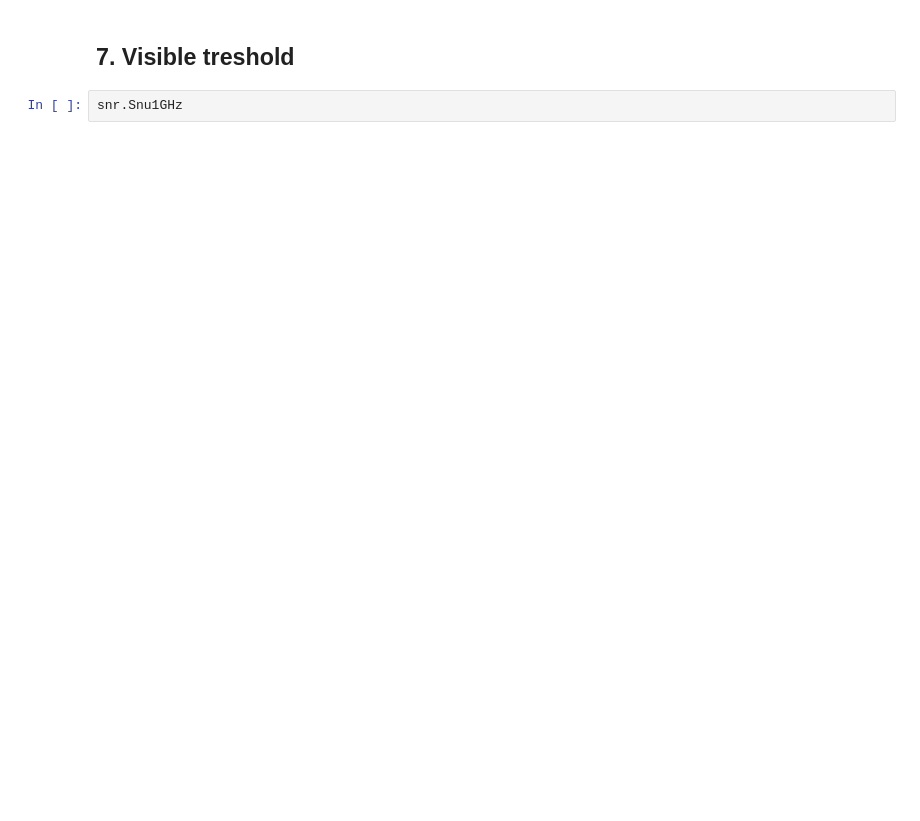
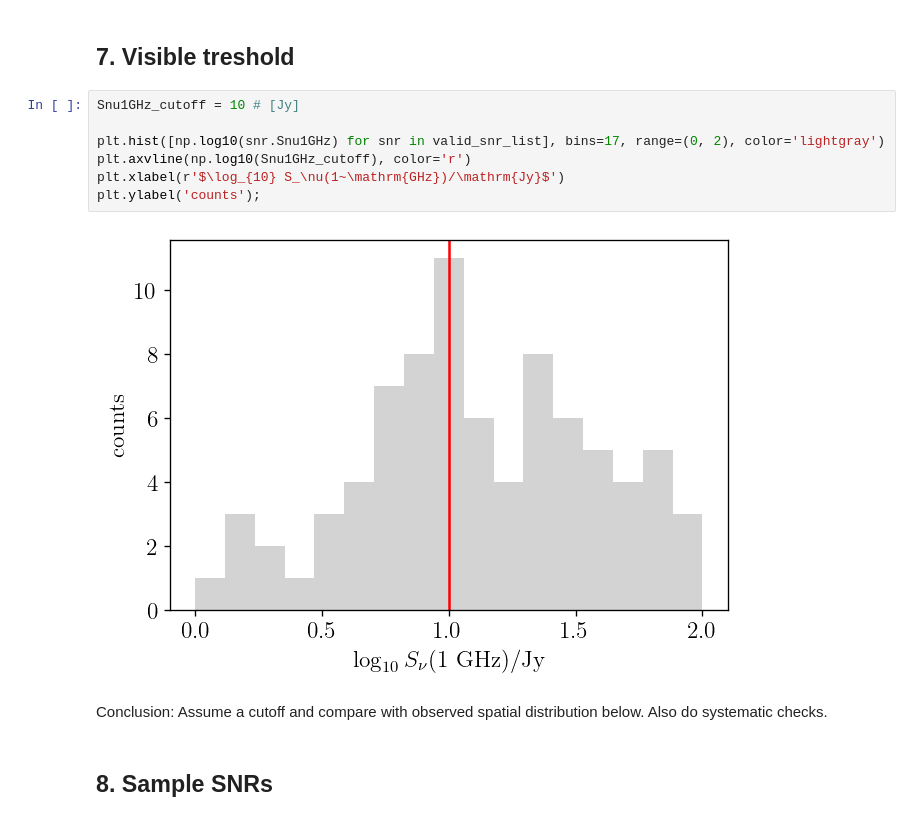
Before and after one commit to yitiansun/axion-mirror, a Jupyter notebook: notebooks/snr_graveyard.ipynb, the cells around one changed output. Cells and saved outputs as stored; diff of their text form; blank space fills up the shorter version.

```diff
--- a/notebooks/snr_graveyard.ipynb
+++ b/notebooks/snr_graveyard.ipynb
@@ -331,4 +331,15 @@ ax.legend();
 # %% [markdown]
 ## 7. Visible treshold
-# %%
-snr.Snu1GHz
+# %%
+Snu1GHz_cutoff = 10 # [Jy]
+
+plt.hist([np.log10(snr.Snu1GHz) for snr in valid_snr_list], bins=17, range=(0, 2), color='lightgray')
+plt.axvline(np.log10(Snu1GHz_cutoff), color='r')
+plt.xlabel(r'$\log_{10} S_\nu(1~\mathrm{GHz})/\mathrm{Jy}$')
+plt.ylabel('counts');
+# %% [output]
+[figure, added]
+# %% [markdown]
+Conclusion: Assume a cutoff and compare with observed spatial distribution below. Also do systematic checks.
+# %% [markdown]
+## 8. Sample SNRs
```
Also changed, not shown: parts of 42 cells of this notebook, 6 other files.
